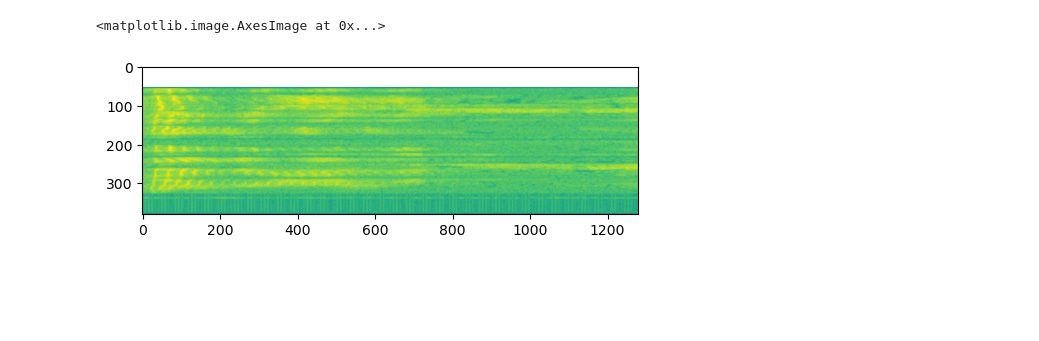
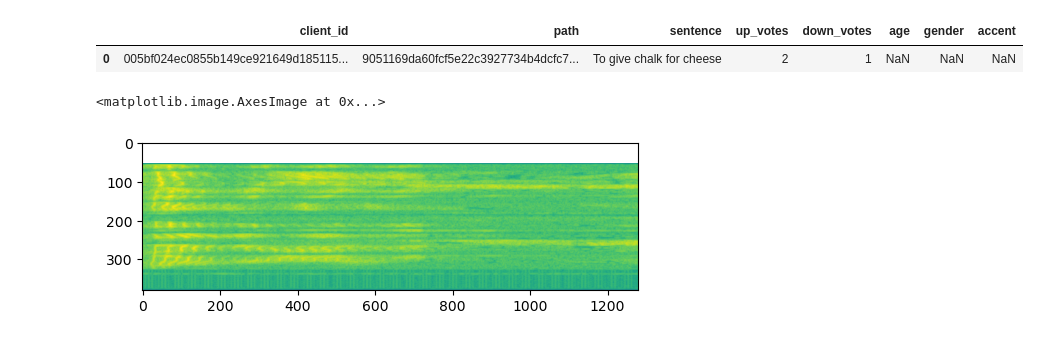
Before and after one commit to dk731/speach-separator, a Jupyter notebook: train/main.ipynb, the cells around one changed output. Cells and saved outputs as stored; diff of their text form; code cells hidden in the pictures; blank space fills up the shorter version.

```diff
--- a/train/main.ipynb
+++ b/train/main.ipynb
@@ -296,3 +314,8 @@ class SamplesLoader:
+# %%
+raw_clips_meta.head(1)
+# %% [output]
+|  | client_id | path | sentence | up_votes | down_votes | age | gender | accent |
+| 0 | 005bf024ec0855b149ce921649d185115... | 9051169da60fcf5e22c3927734b4dcfc7... | To give chalk for cheese | 2 | 1 | NaN | NaN | NaN |
 # %%
 iter = raw_clips_meta.sample(1).iterrows()
 index, row = iter.__next__()
```
Also changed, not shown: parts of 7 cells of this notebook.
